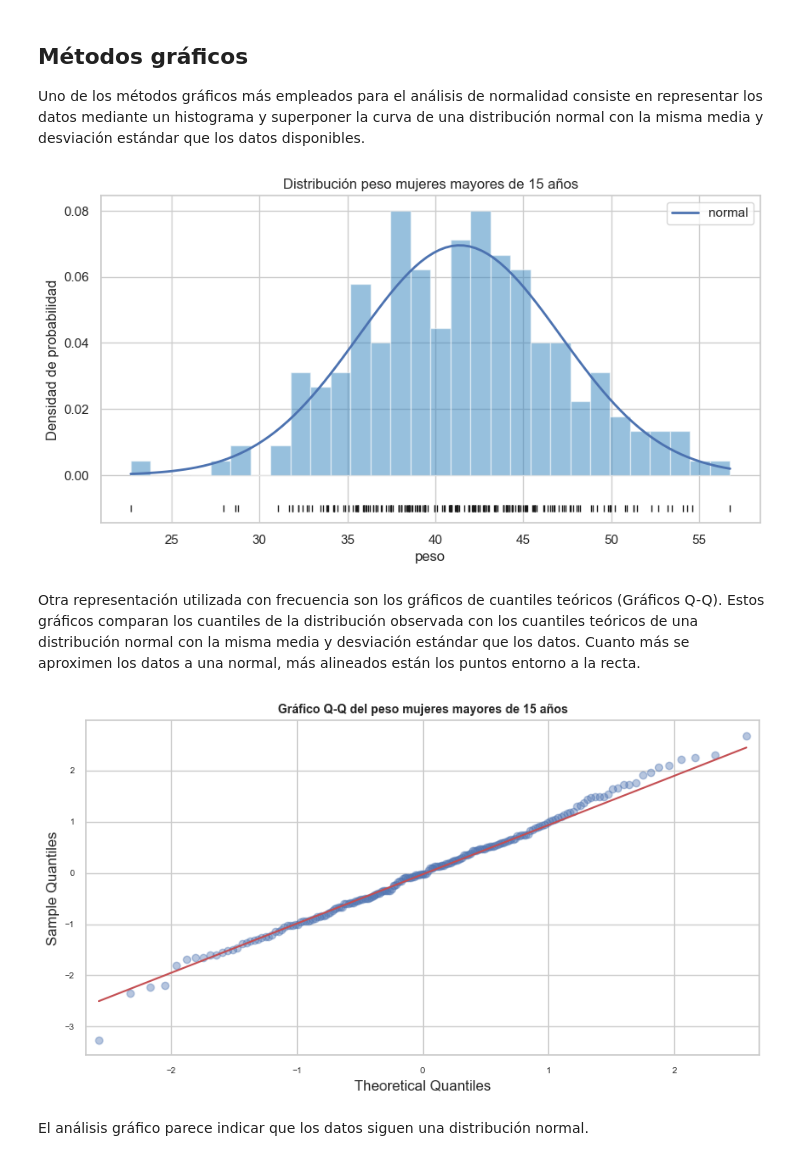
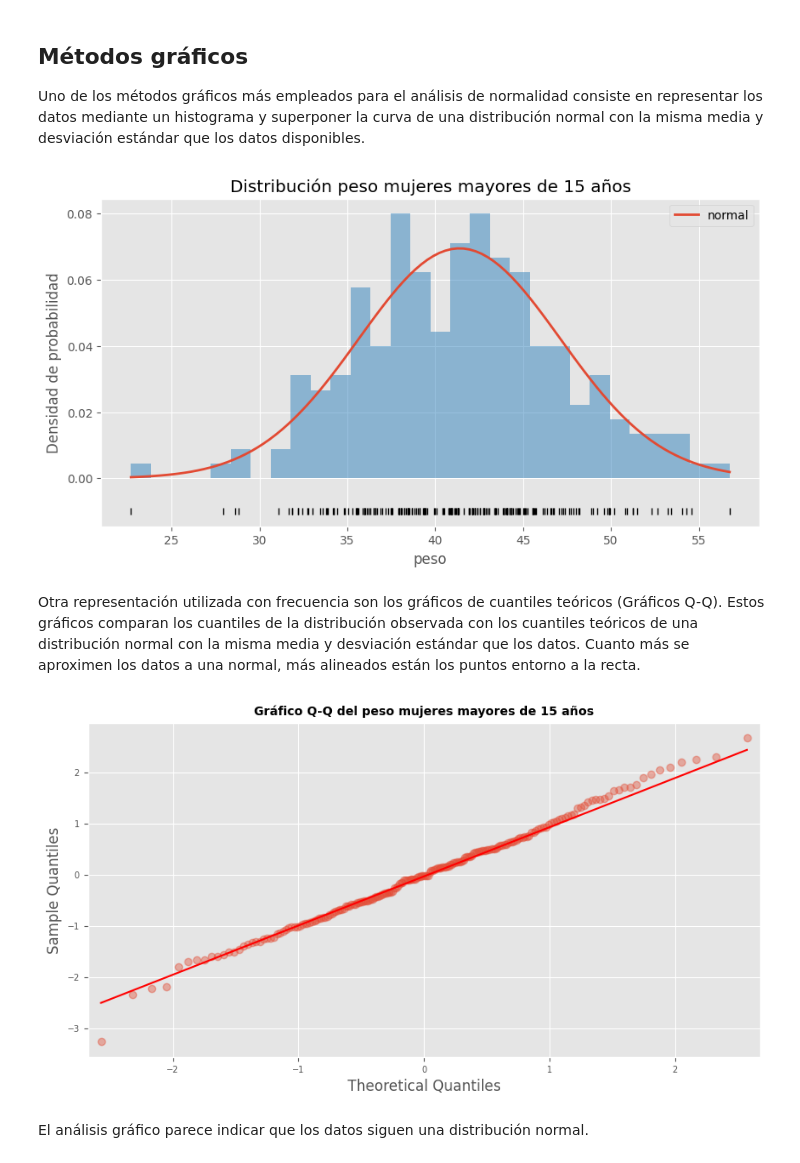
Before and after one commit to M1K3DEV23/Estadistica-python, a Jupyter notebook: notebooks/1.0-M1K3DEV23-Analisis_normalidad.ipynb, the cells around one changed output. Drawn from its saved outputs; the diff is of its cells as text; code cells hidden in the pictures.

```diff
--- a/notebooks/1.0-M1K3DEV23-Analisis_normalidad.ipynb
+++ b/notebooks/1.0-M1K3DEV23-Analisis_normalidad.ipynb
@@ -50,15 +50,17 @@ warnings.filterwarnings("ignore")
 # Estilo de graficos
 plt.style.use("ggplot")
 plt.rcParams["figure.figsize"] = (16, 9)
-sns.set_theme(style="whitegrid", context="notebook", palette="deep")
+# sns.set_theme(style="whitegrid", context="notebook", palette="deep")
 # %% [markdown]
 ## Datos
 
 Los datos utilizados en este ejemplo se han obtenido del libro Statistical Rethinking by Richard McElreath. El set de datos contiene información recogida por Nancy Howell a finales de la década de 1960 sobre el pueblo !Kung San, que viven en el desierto de Kalahari entre Botsuana, Namibia y Angola.
 # %%
 # Datos
-url = ('https://raw.githubusercontent.com/JoaquinAmatRodrigo/' +
-       'Estadistica-machine-learning-python/master/data/Howell1.csv')
+url = (
+    "https://raw.githubusercontent.com/JoaquinAmatRodrigo/"
+    + "Estadistica-machine-learning-python/master/data/Howell1.csv"
+)
 
 datos = pd.read_csv(url)
 # %%
@@ -105,35 +107,30 @@ x_hat = np.linspace(min(peso), max(peso), num=100)
 y_hat = stats.norm.pdf(x_hat, mu, sigma)
 
 # Gráfico
-fig, ax = plt.subplots(figsize=(10,5))
-ax.plot(x_hat, y_hat, linewidth=2, label='normal')
+fig, ax = plt.subplots(figsize=(10, 5))
+ax.plot(x_hat, y_hat, linewidth=2, label="normal")
 ax.hist(x=peso, density=True, bins=30, color="#3182bd", alpha=0.5)
-ax.plot(peso, np.full_like(peso, -0.01), '|k', markeredgewidth=1)
-ax.set_title('Distribución peso mujeres mayores de 15 años')
-ax.set_xlabel('peso')
-ax.set_ylabel('Densidad de probabilidad')
+ax.plot(peso, np.full_like(peso, -0.01), "|k", markeredgewidth=1)
+ax.set_title("Distribución peso mujeres mayores de 15 años")
+ax.set_xlabel("peso")
+ax.set_ylabel("Densidad de probabilidad")
 ax.legend()
 plt.show()
 # %% [output]
-[figure, old version]
+[figure, new version]
 # %% [markdown]
 Otra representación utilizada con frecuencia son los gráficos de cuantiles teóricos (Gráficos Q-Q). Estos gráficos comparan los cuantiles de la distribución observada con los cuantiles teóricos de una distribución normal con la misma media y desviación estándar que los datos. Cuanto más se aproximen los datos a una normal, más alineados están los puntos entorno a la recta.
 # %%
 # Grafico Q-Q
-fig, ax = plt.subplots(figsize=(10,5))
-sm.qqplot(
-    peso,
-    fit   = True,
-    line  = 'q',
-    alpha = 0.4,
-    lw    = 2,
-    ax    = ax
+fig, ax = plt.subplots(figsize=(10, 5))
+sm.qqplot(peso, fit=True, line="q", alpha=0.4, lw=2, ax=ax)
+ax.set_title(
+    "Gráfico Q-Q del peso mujeres mayores de 15 años", fontsize=10, fontweight="bold"
 )
-ax.set_title('Gráfico Q-Q del peso mujeres mayores de 15 años', fontsize = 10,
-             fontweight = "bold")
-ax.tick_params(labelsize = 7)
+ax.tick_params(labelsize=7)
+plt.show()
 # %% [output]
-[figure, old version]
+[figure, new version]
 # %% [markdown]
 El análisis gráfico parece indicar que los datos siguen una distribución normal.
 # %% [markdown]
```
Also changed, not shown: parts of 2 cells of this notebook, 6 other files.
